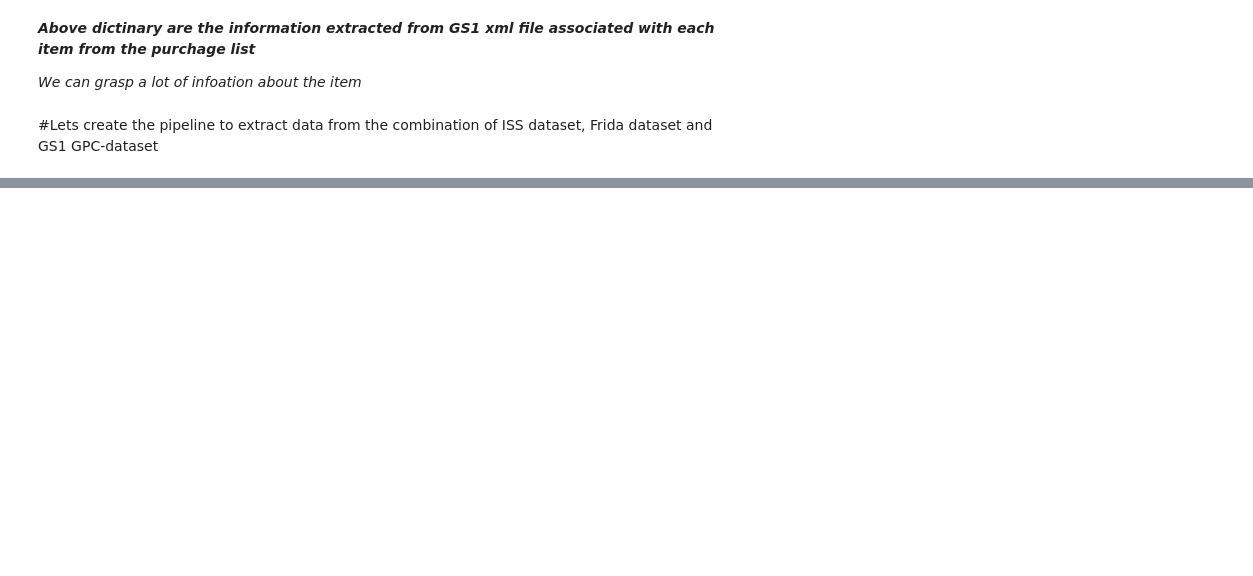
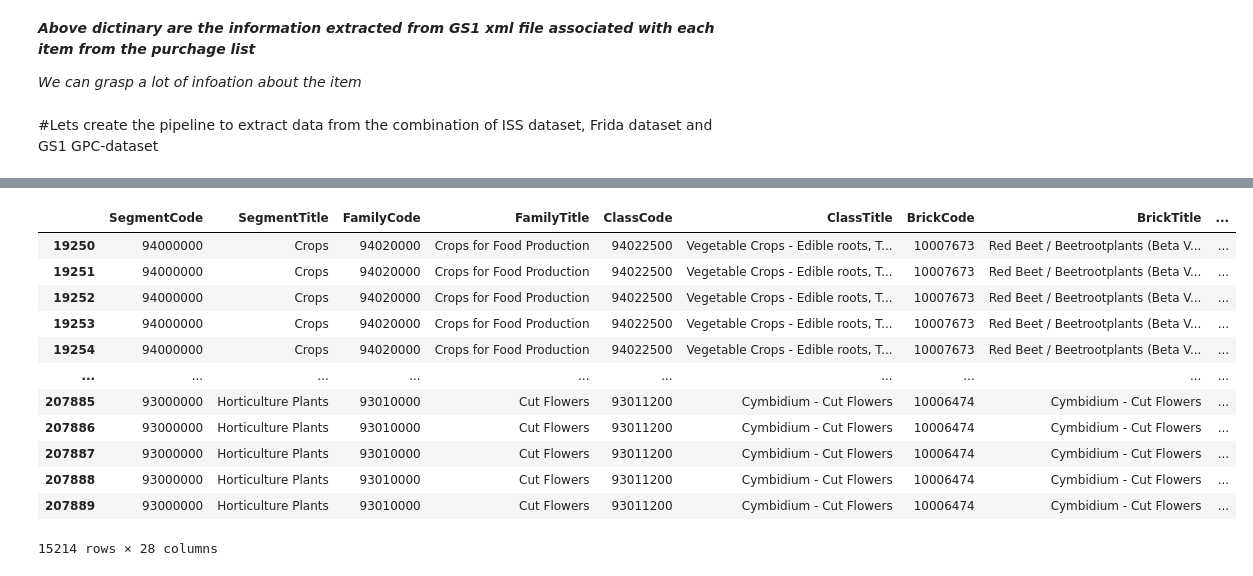
Before and after one commit to mrchapagain/ConsumerDataAnalytics, a Jupyter notebook: Data_Exploration.ipynb, the cells around one changed output, grey strips where cells are left out. Cells and saved outputs as stored; diff of their text form; code cells hidden in the pictures; blank space fills up the shorter version.

```diff
--- a/Data_Exploration.ipynb
+++ b/Data_Exploration.ipynb
@@ -674,0 +641,4 @@ print(ean, " is ", name)
+# %%
+# CONCITO dataset with GPC dataset
+combine_gpc_climate_dataset= data_tradesync_selected_columns.merge(data_climate_selected, left_on= 'BrickCode', right_on= 'GPC_Level4_dk', how= 'left')
+combine_gpc_climate_dataset.info()
@@ -674,0 +663,16 @@ print(ean, " is ", name)
+# %%
+combine_gpc_climate_dataset[combine_gpc_climate_dataset.Category_dk== 'Grøntsager']
+# %% [output]
+|  | SegmentCode | SegmentTitle | FamilyCode | FamilyTitle | ClassCode | ClassTitle | BrickCode | BrickTitle | ... |
+| 19250 | 94000000 | Crops | 94020000 | Crops for Food Production | 94022500 | Vegetable Crops - Edible roots, T... | 10007673 | Red Beet / Beetrootplants (Beta V... | ... |
+| 19251 | 94000000 | Crops | 94020000 | Crops for Food Production | 94022500 | Vegetable Crops - Edible roots, T... | 10007673 | Red Beet / Beetrootplants (Beta V... | ... |
+| 19252 | 94000000 | Crops | 94020000 | Crops for Food Production | 94022500 | Vegetable Crops - Edible roots, T... | 10007673 | Red Beet / Beetrootplants (Beta V... | ... |
+| 19253 | 94000000 | Crops | 94020000 | Crops for Food Production | 94022500 | Vegetable Crops - Edible roots, T... | 10007673 | Red Beet / Beetrootplants (Beta V... | ... |
+| 19254 | 94000000 | Crops | 94020000 | Crops for Food Production | 94022500 | Vegetable Crops - Edible roots, T... | 10007673 | Red Beet / Beetrootplants (Beta V... | ... |
+| ... | ... | ... | ... | ... | ... | ... | ... | ... | ... |
+| 207885 | 93000000 | Horticulture Plants | 93010000 | Cut Flowers | 93011200 | Cymbidium - Cut Flowers | 10006474 | Cymbidium - Cut Flowers | ... |
+| 207886 | 93000000 | Horticulture Plants | 93010000 | Cut Flowers | 93011200 | Cymbidium - Cut Flowers | 10006474 | Cymbidium - Cut Flowers | ... |
+| 207887 | 93000000 | Horticulture Plants | 93010000 | Cut Flowers | 93011200 | Cymbidium - Cut Flowers | 10006474 | Cymbidium - Cut Flowers | ... |
+| 207888 | 93000000 | Horticulture Plants | 93010000 | Cut Flowers | 93011200 | Cymbidium - Cut Flowers | 10006474 | Cymbidium - Cut Flowers | ... |
+| 207889 | 93000000 | Horticulture Plants | 93010000 | Cut Flowers | 93011200 | Cymbidium - Cut Flowers | 10006474 | Cymbidium - Cut Flowers | ... |
+15214 rows × 28 columns
```
Also changed, not shown: parts of 44 cells of this notebook.
